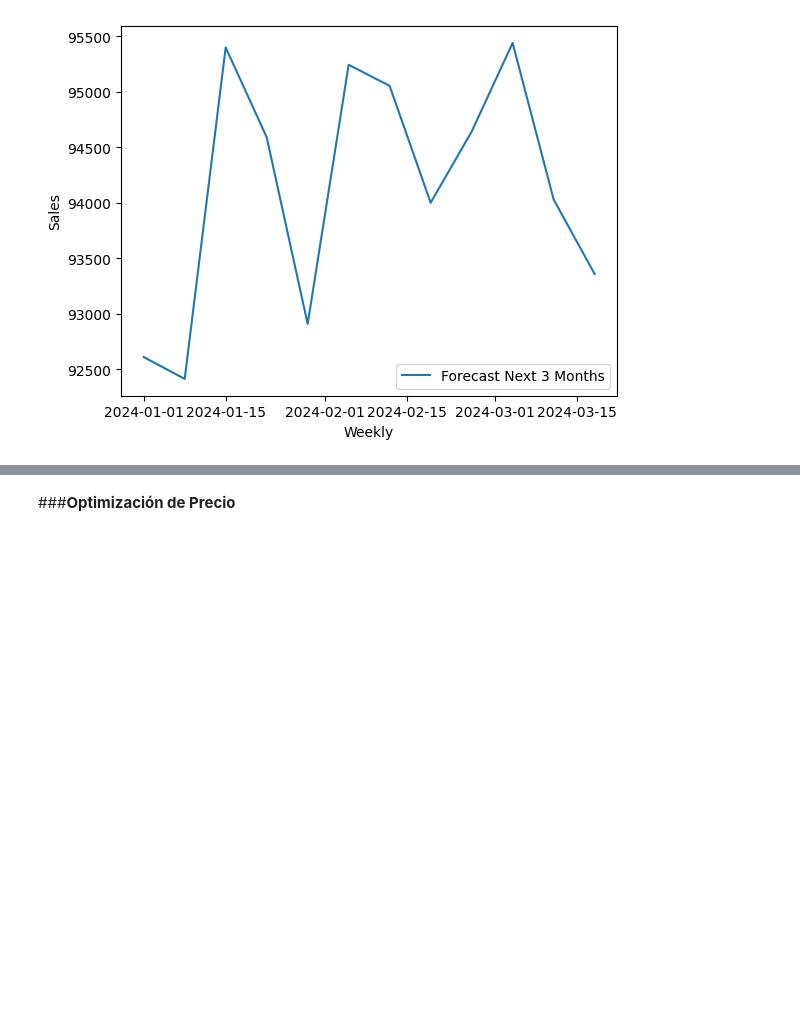
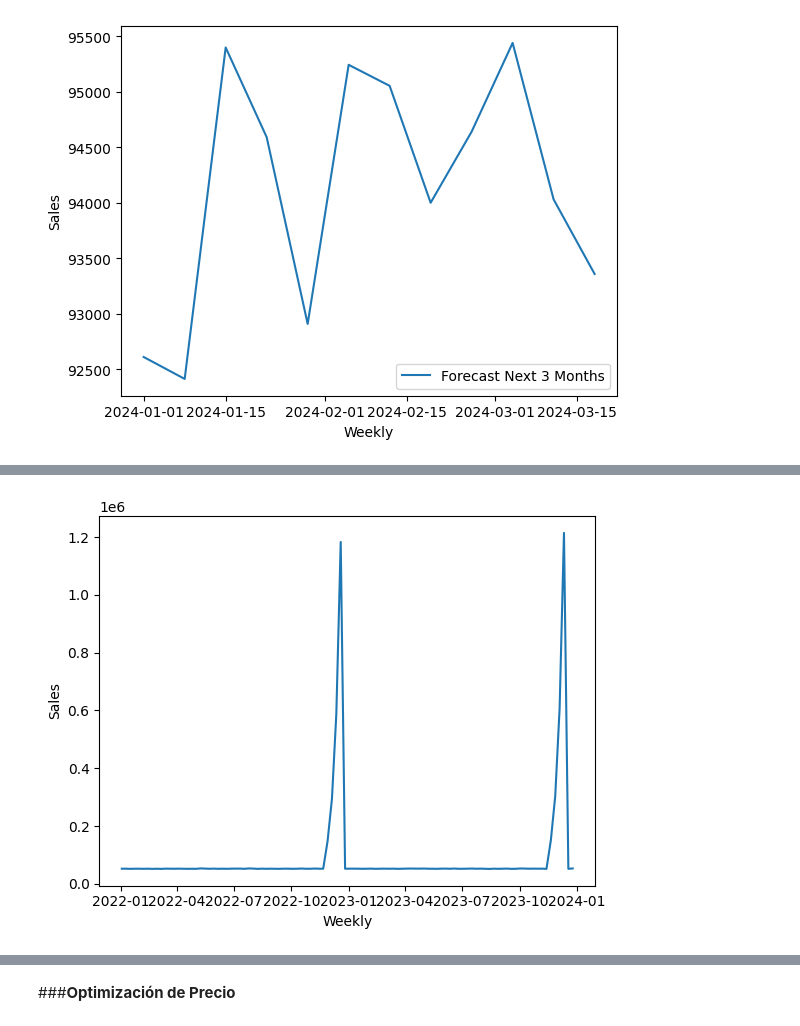
Before and after one commit to superpanditas/Quinio, a Jupyter notebook: Weekly_SKU_level_Product_Sales_Transactions.ipynb, the cells around one changed output, grey strips where cells are left out. Drawn from its saved outputs; the diff is of its cells as text; code cells hidden in the pictures; blank space fills up the shorter version.

```diff
--- a/Weekly_SKU_level_Product_Sales_Transactions.ipynb
+++ b/Weekly_SKU_level_Product_Sales_Transactions.ipynb
@@ -1113,0 +1148,28 @@ plt.show()
+# %%
+# Grouping by SKUs
+data_skus4 = store4.drop(['Price'], axis=1)
+data_skus4_sum = data_skus4.groupby(['Scode', 'Pcode']).agg('sum')
+
+# get stats for each SKUs
+b_stats_skus4 = data_skus4_sum.apply(calculate_stats, axis=1).round(1)
+
+# Print stats
+print('-----------------------------------------------------------------------------------------')
+print('The top 3 SKUs with highest week sales:')
+print(b_stats_skus4.sort_values('max', ascending=False).head(3))
+print('-----------------------------------------------------------------------------------------')
+print('The top 3 SKUs with lowest week sales:')
+print(b_stats_skus4.sort_values('min', ascending=True).head(3))
+print('-----------------------------------------------------------------------------------------')
+print('The top 3 SKUs with highest std:')
+print(b_stats_skus4.sort_values('std', ascending=False).head(3))
+print('-----------------------------------------------------------------------------------------')
+print('The top 3 SKUs with lowest std:')
+print(b_stats_skus4.sort_values('std', ascending=True).head(3))
+print('-----------------------------------------------------------------------------------------')
+print('The top 3 SKUs with highest mean:')
+print(b_stats_skus4.sort_values('mean', ascending=False).head(3))
+print('-----------------------------------------------------------------------------------------')
+print('The top 3 SKUs with lowest mean:')
+print(b_stats_skus4.sort_values('mean', ascending=True).head(3))
+print('-----------------------------------------------------------------------------------------')
@@ -1113,0 +1194,17 @@ plt.show()
+# %%
+data_skus4_sum = data_skus4_sum.reset_index()
+data_skus4_temp = data_skus4_sum.drop('Pcode', axis=1)
+data_skus4_melted = pd.melt(data_skus4_temp, id_vars='Scode', var_name='Weekly', value_name='Sales')
+#print(data_skus4_melted)
+
+
+#data_4_skus = data_skus4_melted.drop('Pcode', axis=1)
+data_4_skus_agg = data_skus4_melted.groupby('Weekly').agg('sum')
+data_4_skus_agg = data_4_skus_agg.reset_index()
+#print(data_4_skus_agg)
+
+# Visualize Data
+sns.lineplot(x='Weekly', y='Sales', data=data_4_skus_agg)
+plt.show()
+# %% [output]
+[figure, added]
```
Also changed, not shown: parts of 12 cells of this notebook.
